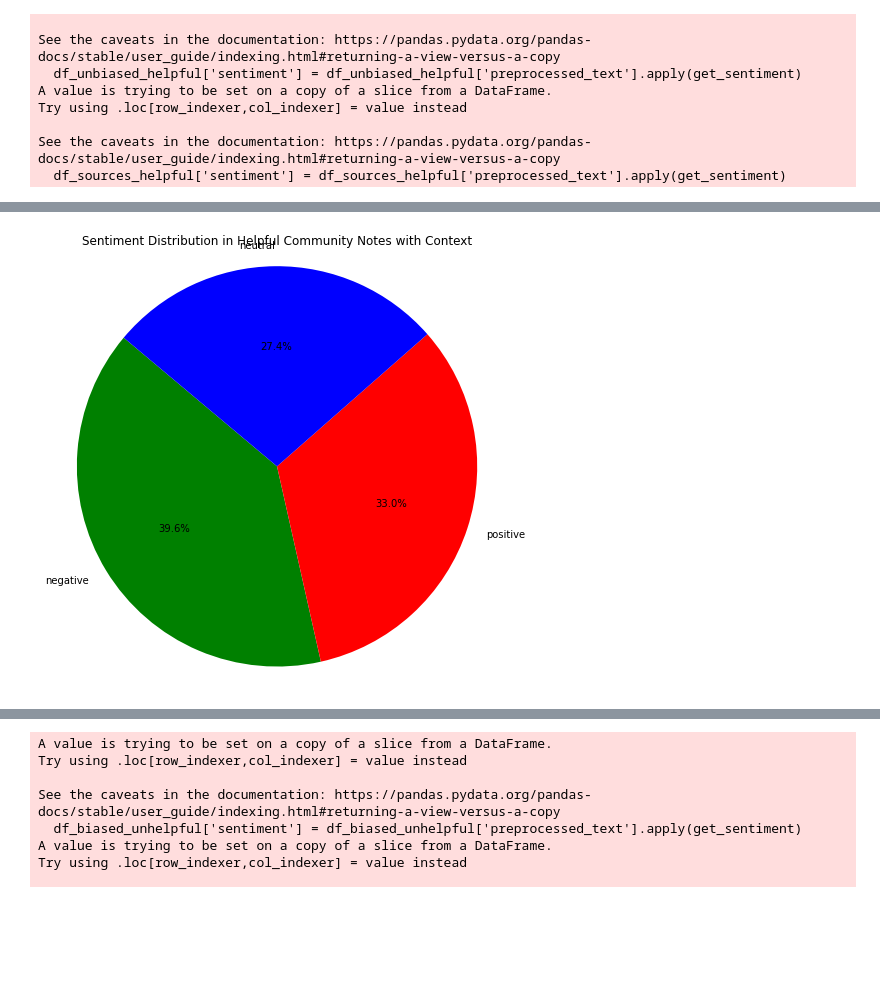
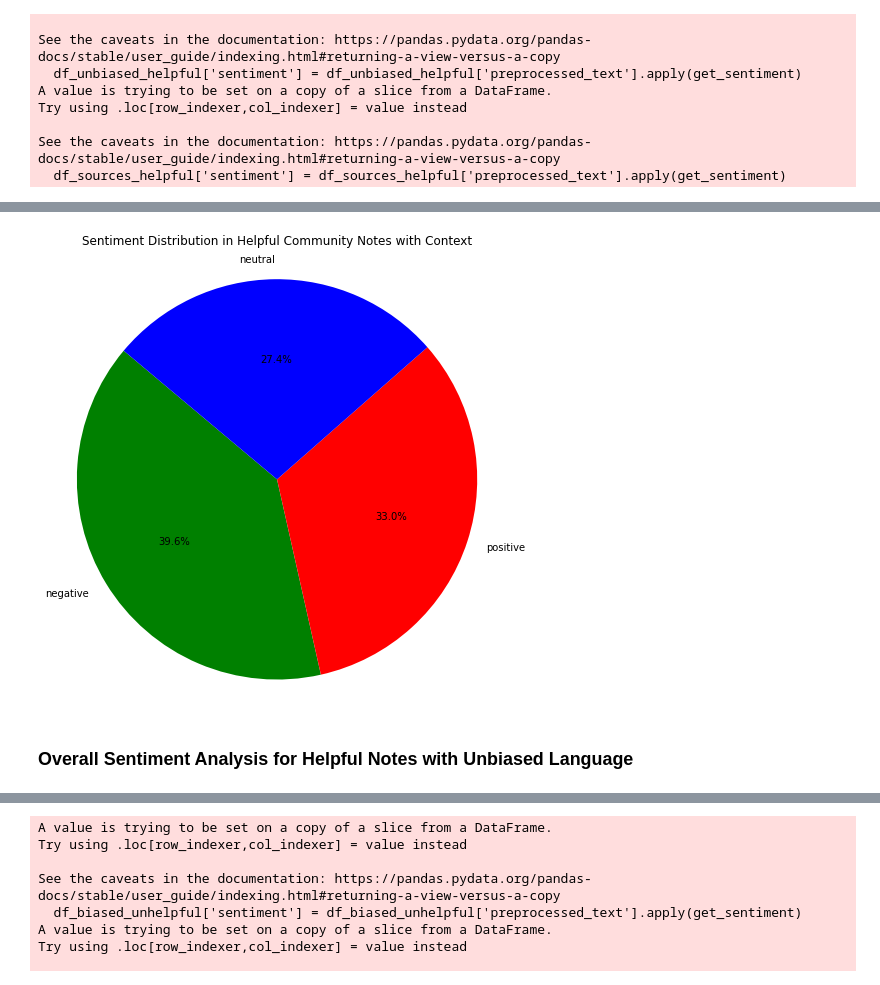
Before and after one commit to daphnehe/info498, a Jupyter notebook: Sentiment Analysis.ipynb, the cells around one changed output, grey strips where cells are left out. Saved outputs shown, nothing was run; the diff lists cells and outputs as text; code cells hidden in the pictures; blank space fills up the shorter version.

```diff
--- a/Sentiment Analysis.ipynb
+++ b/Sentiment Analysis.ipynb
@@ -241,26 +279,28 @@ plt.show()
 # %%
 # Count the number of each sentiment category
 sentiment_counts = df_context_helpful['sentiment'].value_counts()
 
 # Create labels for the pie chart
 labels = sentiment_counts.index.tolist()
 
 # Create sizes for the pie chart
 sizes = sentiment_counts.values.tolist()
 
 # Create colors for the pie chart
 colors = ['green', 'red', 'blue']
 
 # Create the pie chart
 plt.figure(figsize=(8, 8))
 plt.pie(sizes, labels=labels, colors=colors, autopct='%1.1f%%', startangle=140)
-plt.title('Sentiment Distribution in Helpful Community Notes with Context')
+plt.title('Sentiment Distribution in Helpful Community Notes with Context', y=1.03)
 plt.axis('equal')  # Equal aspect ratio ensures that pie is drawn as a circle.
 
 # Show the pie chart
 plt.show()
 # %% [output]
-[figure, old version]
+[figure, new version]
+# %% [markdown]
+### Overall Sentiment Analysis for Helpful Notes with Unbiased Language
 # %%
 # Count the number of each sentiment category
 sentiment_counts = df_unbiased_helpful['sentiment'].value_counts()
```
Also changed, not shown: parts of 17 cells of this notebook, 1 other file.
